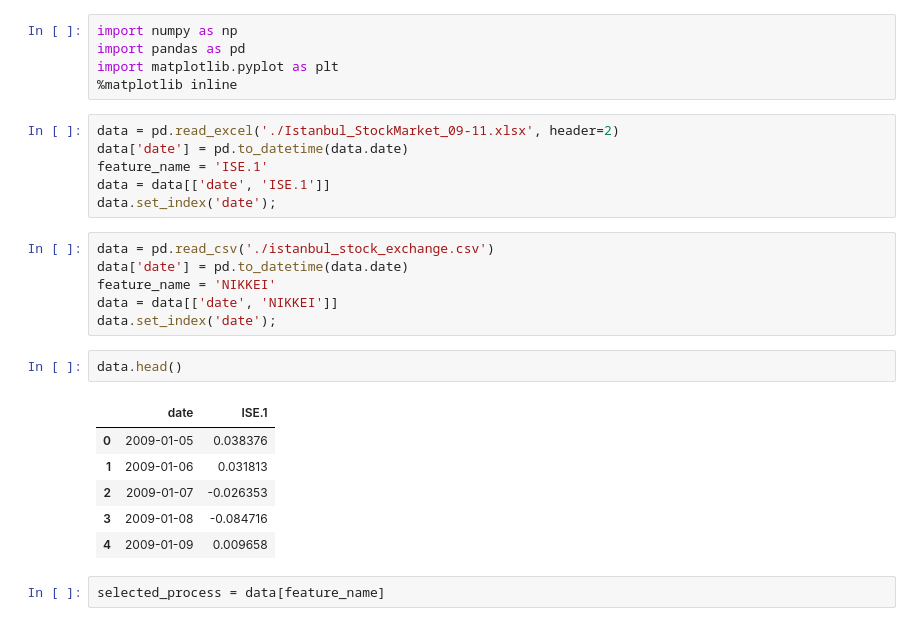
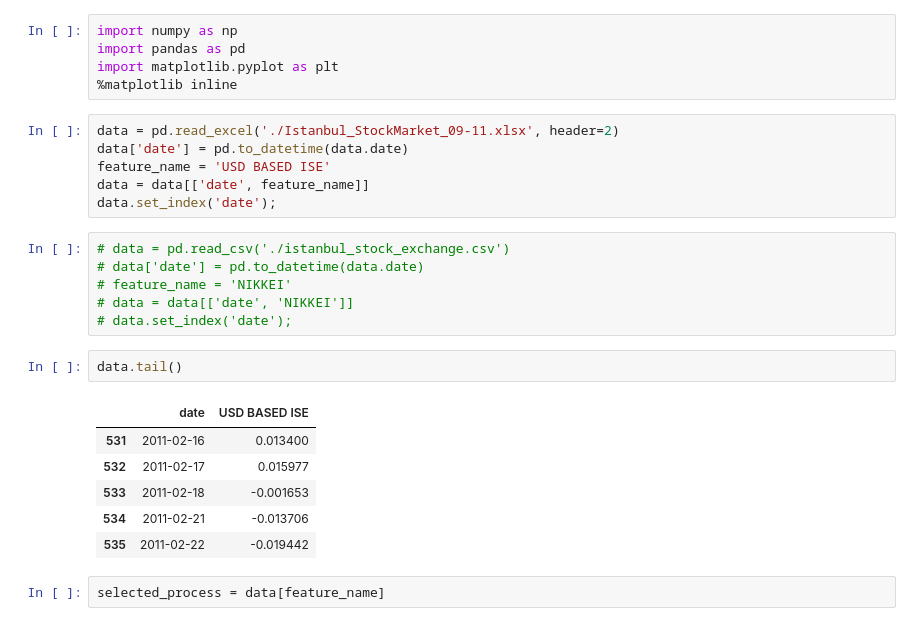
Before and after one commit to et4/stat, a Jupyter notebook: PT 4/main.ipynb, the cells around one changed output. Saved outputs shown, nothing was run; the diff lists cells and outputs as text.

```diff
--- a/PT 4/main.ipynb
+++ b/PT 4/main.ipynb
@@ -6,24 +6,24 @@ import matplotlib.pyplot as plt
 # %%
 data = pd.read_excel('./Istanbul_StockMarket_09-11.xlsx', header=2)
 data['date'] = pd.to_datetime(data.date)
-feature_name = 'ISE.1'
-data = data[['date', 'ISE.1']]
+feature_name = 'USD BASED ISE'
+data = data[['date', feature_name]]
 data.set_index('date');
 # %%
-data = pd.read_csv('./istanbul_stock_exchange.csv')
-data['date'] = pd.to_datetime(data.date)
-feature_name = 'NIKKEI'
-data = data[['date', 'NIKKEI']]
-data.set_index('date');
+# data = pd.read_csv('./istanbul_stock_exchange.csv')
+# data['date'] = pd.to_datetime(data.date)
+# feature_name = 'NIKKEI'
+# data = data[['date', 'NIKKEI']]
+# data.set_index('date');
 # %%
-data.head()
+data.tail()
 # %% [output]
-|  | date | ISE.1 |
-| 0 | 2009-01-05 | 0.038376 |
-| 1 | 2009-01-06 | 0.031813 |
-| 2 | 2009-01-07 | -0.026353 |
-| 3 | 2009-01-08 | -0.084716 |
-| 4 | 2009-01-09 | 0.009658 |
+|  | date | USD BASED ISE |
+| 531 | 2011-02-16 | 0.013400 |
+| 532 | 2011-02-17 | 0.015977 |
+| 533 | 2011-02-18 | -0.001653 |
+| 534 | 2011-02-21 | -0.013706 |
+| 535 | 2011-02-22 | -0.019442 |
 # %%
 selected_process = data[feature_name]
 # %%
```
Also changed, not shown: parts of 28 cells of this notebook, 1 other file.
